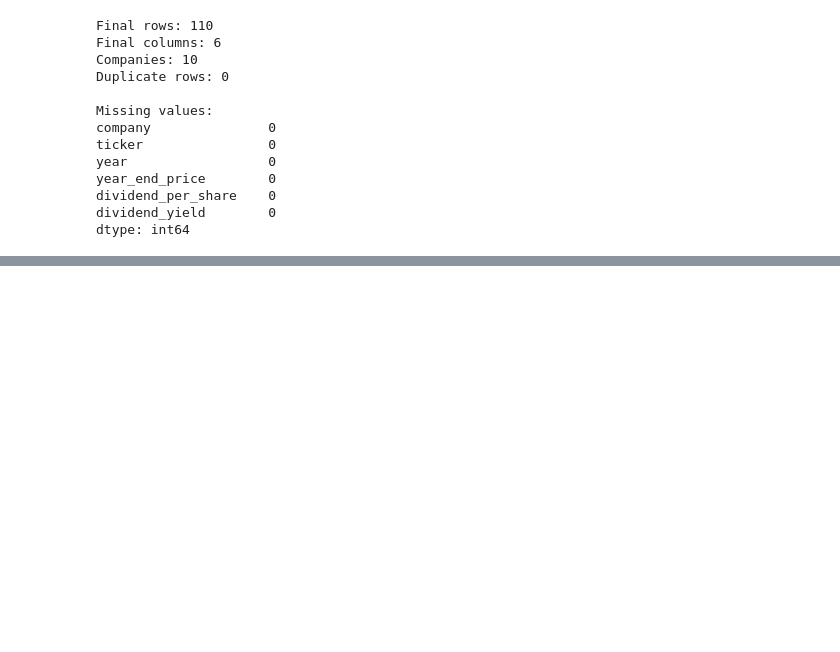
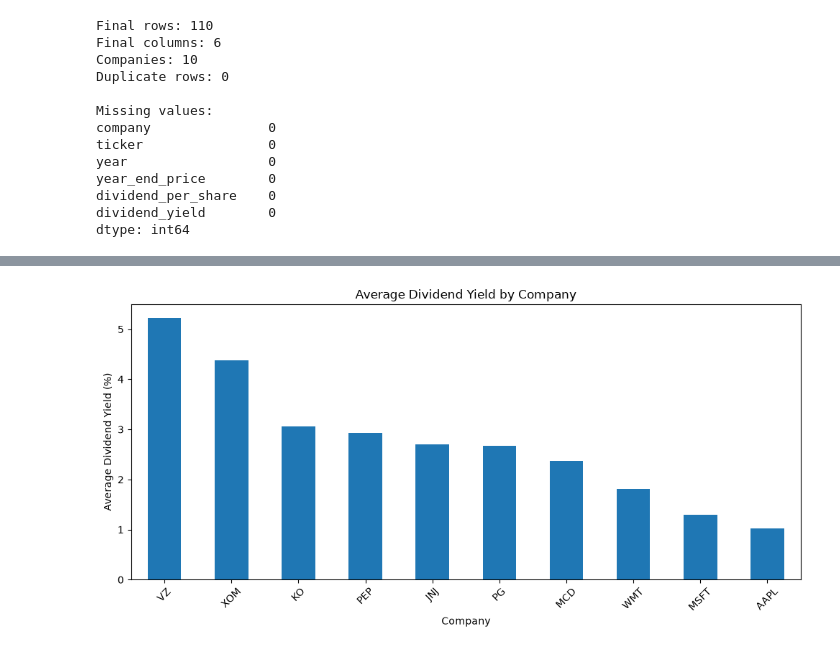
Before and after one commit to Jenniskamboj/Dividend-Puzzle-Analyzer, a Jupyter notebook: notebooks/01_data_understanding.ipynb, the cells around one changed output, grey strips where cells are left out. Cells and saved outputs as stored; diff of their text form; code cells hidden in the pictures; blank space fills up the shorter version.

```diff
--- a/notebooks/01_data_understanding.ipynb
+++ b/notebooks/01_data_understanding.ipynb
@@ -735,0 +807,8 @@ data.to_csv(
+# %%
+company_yield = (
+    data.groupby("ticker")["dividend_yield"]
+    .mean()
+    .sort_values(ascending=False)
+)
+
+company_yield
@@ -735,0 +828,14 @@ data.to_csv(
+# %%
+company_yield.plot(
+    kind="bar",
+    figsize=(10, 5)
+)
+
+plt.title("Average Dividend Yield by Company")
+plt.xlabel("Company")
+plt.ylabel("Average Dividend Yield (%)")
+plt.xticks(rotation=45)
+plt.tight_layout()
+plt.show()
+# %% [output]
+[figure, added]
```
Also changed, not shown: parts of 22 cells of this notebook, 2 other files.
